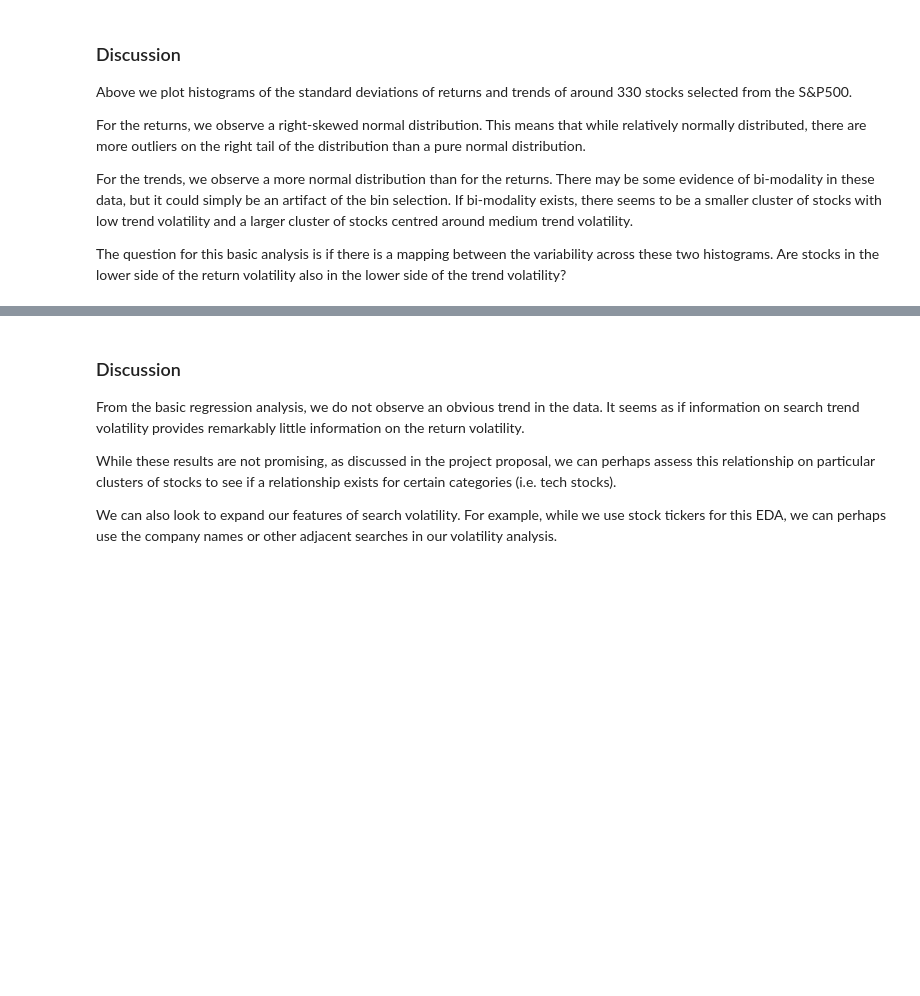
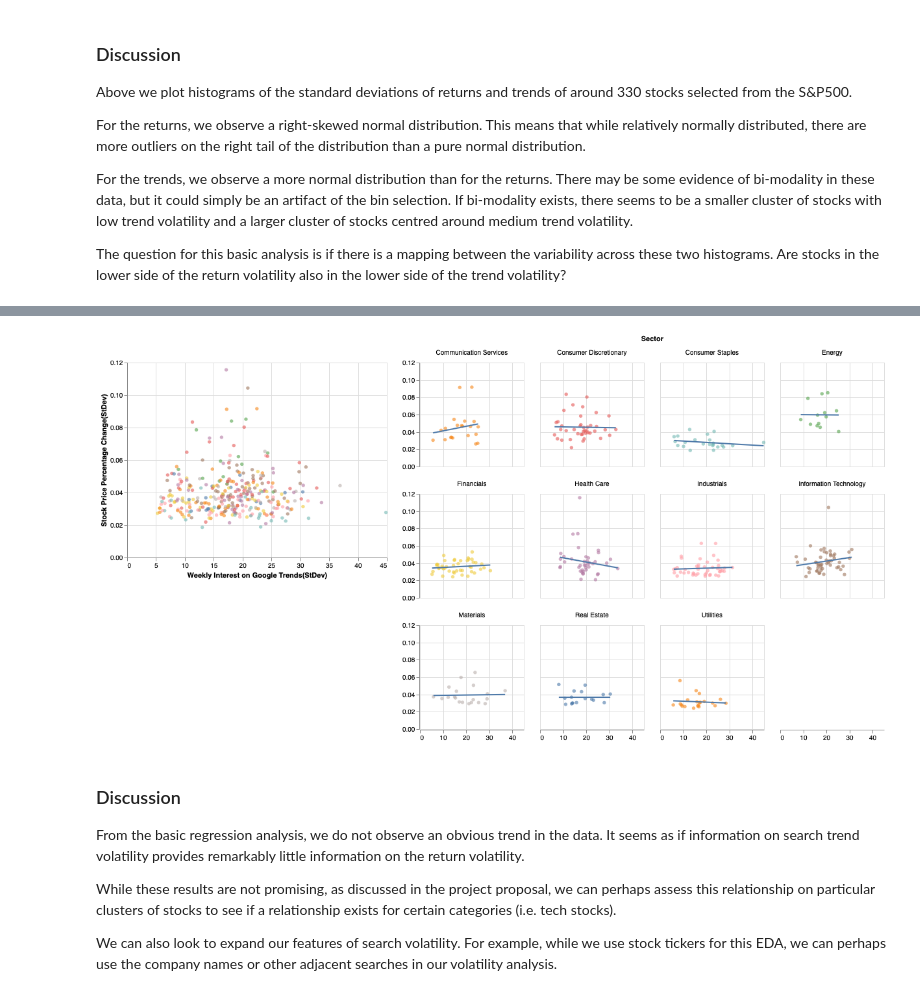
Before and after one commit to UBC-MDS/Stock-Price-Trend-Volatility-Analysis, a Jupyter notebook: src/stock-price-trend-eda.ipynb, the cells around one changed output, grey strips where cells are left out. Drawn from its saved outputs; the diff is of its cells as text; code cells hidden in the pictures; blank space fills up the shorter version.

```diff
--- a/src/stock-price-trend-eda.ipynb
+++ b/src/stock-price-trend-eda.ipynb
@@ -166,3 +182,25 @@ plt_trends_prices_stds + plt_trends_prices_stds.transform_regression('weekly_int
+# %%
+plt_sectors_trends_prices_stds = alt.Chart(stock_trends_prices_stds).mark_point(opacity=0.6, filled=True).encode(
+    x=alt.X('weekly_interest', title='Weekly Interest on Google Trends(StDev)'),
+    y=alt.Y('price_change_pct', title='Stock Price Percentage Change(StDev)'),
+    color = 'Sector'
+)
+
+plt_trends_prices_stds_sector = alt.Chart(stock_trends_prices_stds).mark_point(opacity=0.6, filled=True).encode(
+    x=alt.X('weekly_interest', title=''),
+    y=alt.Y('price_change_pct', title=''),
+    color=alt.Color('Sector', legend=None)
+)
+
+plt_trends_prices_sector_faceted = (plt_trends_prices_stds_sector +
+    plt_trends_prices_stds_sector.transform_regression('weekly_interest', 'price_change_pct').properties(
+     height=160,
+     width=160
+).mark_line()).facet('Sector', columns=4)
+
+alt.hconcat(plt_sectors_trends_prices_stds, plt_trends_prices_sector_faceted).configure_legend(labelFontSize=0, symbolSize=0, title=None)
+# %% [output]
+[figure, added]
 # %% [markdown]
 ### Discussion
 
```
Also changed, not shown: parts of 8 cells of this notebook, 2 other files.
